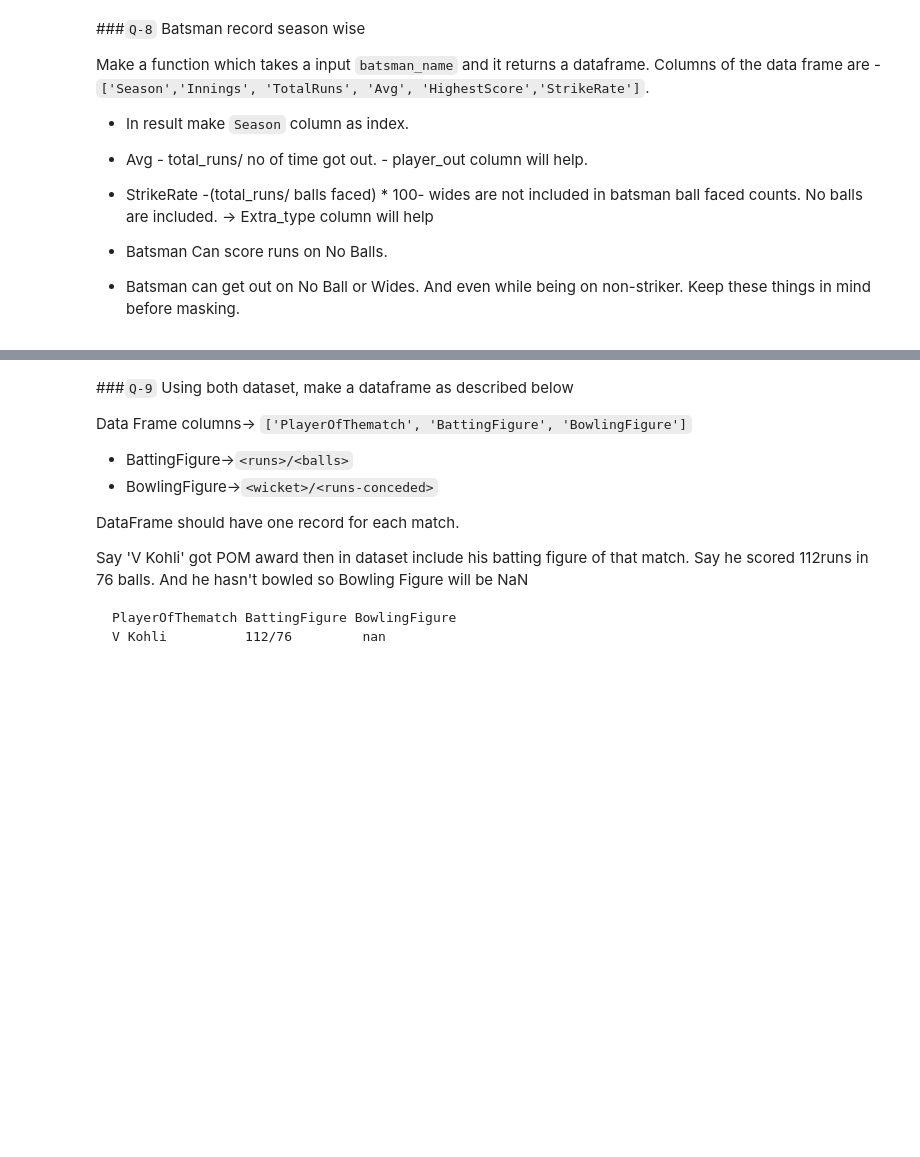
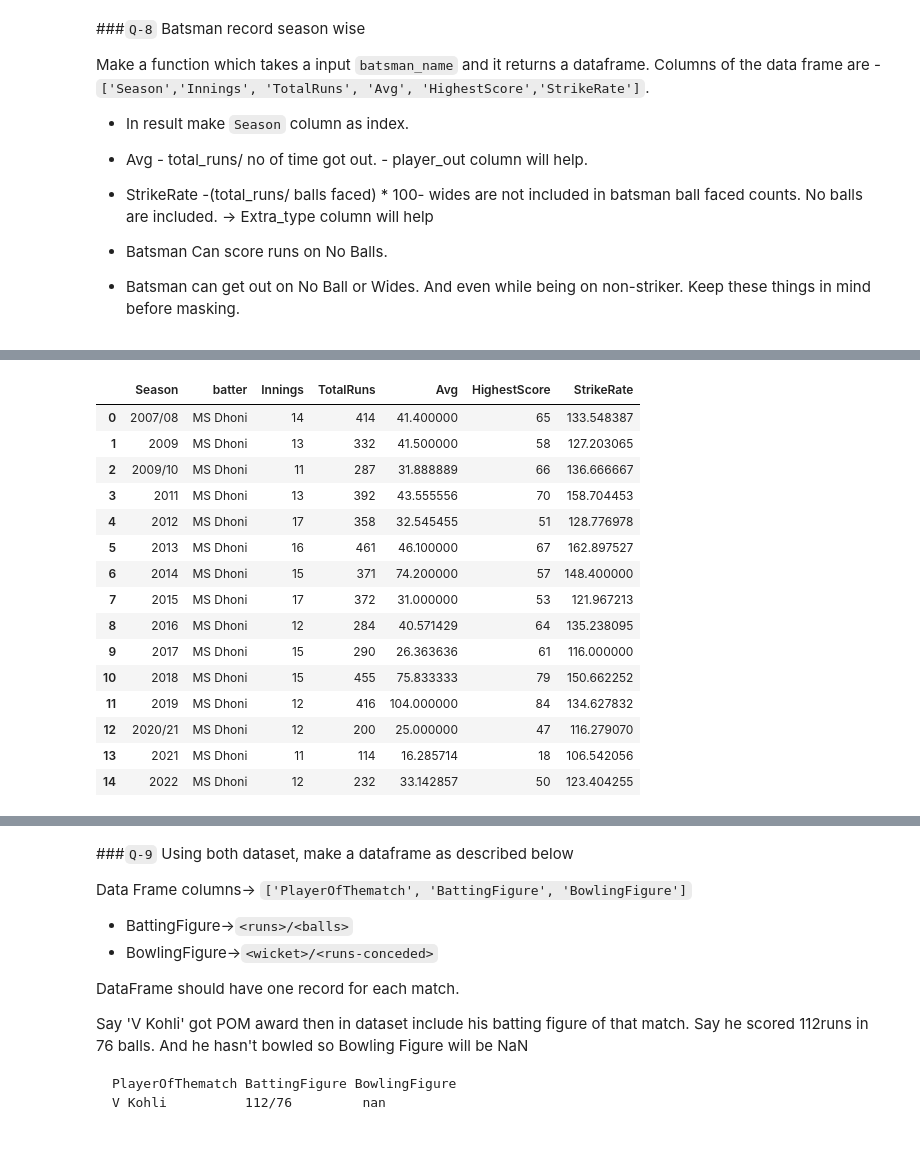
Before and after one commit to Amit-1216/dsmp-python-practice, a Jupyter notebook: assignments/DSMP-session-20-task-2.ipynb, the cells around one changed output, grey strips where cells are left out. Drawn from its saved outputs; the diff is of its cells as text; code cells hidden in the pictures; blank space fills up the shorter version.

```diff
--- a/assignments/DSMP-session-20-task-2.ipynb
+++ b/assignments/DSMP-session-20-task-2.ipynb
@@ -310,0 +309,80 @@ np.float64(129.2421585817261)
+# %%
+def batter_score(name):
+    filtered_df = ipl_df[(ipl_df['batter'] == name)]
+    batter_df = filtered_df.groupby(['Season', 'batter'])
+
+    innings_df = (
+        batter_df['ID']
+        .nunique()
+        .reset_index()
+        .rename(columns={'ID': 'Innings'})
+        .sort_values(by=['Season', 'Innings'], ascending=[True, False])
+    )
+
+    # Clean single assignment
+    dismissals_df = (
+        ipl_df[(ipl_df['batter'] == name) & (ipl_df['player_out'] == name)]
+        .groupby(['Season', 'batter'])['player_out']
+        .value_counts()
+        .reset_index()
+        [['Season','batter','count']]
+        .rename(columns={'count':'dismissals'})
+        .sort_values(by=['Season','dismissals'], ascending=[True, False])
+    )
+
+    total_runs_df = (
+        batter_df['batsman_run']
+        .sum()
+        .reset_index()
+        .rename(columns={'batsman_run': 'TotalRuns'})
+    )
+
+    avg_df = total_runs_df[['Season', 'batter']].copy()
+    avg_df['Avg'] = total_runs_df['TotalRuns'] / dismissals_df['dismissals']
+
+    highest_score_df = (
+        filtered_df.groupby(['Season','ID'])['batsman_run']
+        .sum()
+        .reset_index()
+        .rename(columns={'batsman_run': 'TotalRuns'})
+        .groupby('Season')['TotalRuns']
+        .max()
+        .reset_index()
+        .rename(columns={'TotalRuns': 'HighestScore'})
+        .sort_values(by='Season', ascending=True)
+    )
+
+    balls_faced = (
+      filtered_df[filtered_df['extra_type'] != 'wides']
+      .groupby(['Season', 'batter'])
+      .size()
+      .reset_index(name='balls_faced')
+    )
+
+    strike_rate_df = total_runs_df[[ 'Season', 'batter']].copy()
+    strike_rate_df['StrikeRate'] = ((total_runs_df['TotalRuns'] / balls_faced['balls_faced']) * 100)
+
+    #return pd.concat([innings_df, total_runs_df, avg_df, highest_score_df, strike_rate_df], axis=1)
+    #['Season','Innings', 'TotalRuns', 'Avg', 'HighestScore','StrikeRate'].
+    return innings_df.merge(total_runs_df,on=['Season','batter']).merge(avg_df, on=['Season','batter']).merge(highest_score_df, on=['Season']).merge(strike_rate_df, on=['Season','batter'])
+    #return strike_rate_df
+
+
+batter_score('MS Dhoni')
+# %% [output]
+|  | Season | batter | Innings | TotalRuns | Avg | HighestScore | StrikeRate |
+| 0 | 2007/08 | MS Dhoni | 14 | 414 | 41.400000 | 65 | 133.548387 |
+| 1 | 2009 | MS Dhoni | 13 | 332 | 41.500000 | 58 | 127.203065 |
+| 2 | 2009/10 | MS Dhoni | 11 | 287 | 31.888889 | 66 | 136.666667 |
+| 3 | 2011 | MS Dhoni | 13 | 392 | 43.555556 | 70 | 158.704453 |
+| 4 | 2012 | MS Dhoni | 17 | 358 | 32.545455 | 51 | 128.776978 |
+| 5 | 2013 | MS Dhoni | 16 | 461 | 46.100000 | 67 | 162.897527 |
+| 6 | 2014 | MS Dhoni | 15 | 371 | 74.200000 | 57 | 148.400000 |
+| 7 | 2015 | MS Dhoni | 17 | 372 | 31.000000 | 53 | 121.967213 |
+| 8 | 2016 | MS Dhoni | 12 | 284 | 40.571429 | 64 | 135.238095 |
+| 9 | 2017 | MS Dhoni | 15 | 290 | 26.363636 | 61 | 116.000000 |
+| 10 | 2018 | MS Dhoni | 15 | 455 | 75.833333 | 79 | 150.662252 |
+| 11 | 2019 | MS Dhoni | 12 | 416 | 104.000000 | 84 | 134.627832 |
+| 12 | 2020/21 | MS Dhoni | 12 | 200 | 25.000000 | 47 | 116.279070 |
+| 13 | 2021 | MS Dhoni | 11 | 114 | 16.285714 | 18 | 106.542056 |
+| 14 | 2022 | MS Dhoni | 12 | 232 | 33.142857 | 50 | 123.404255 |
```
Also changed, not shown: parts of 46 cells of this notebook.
